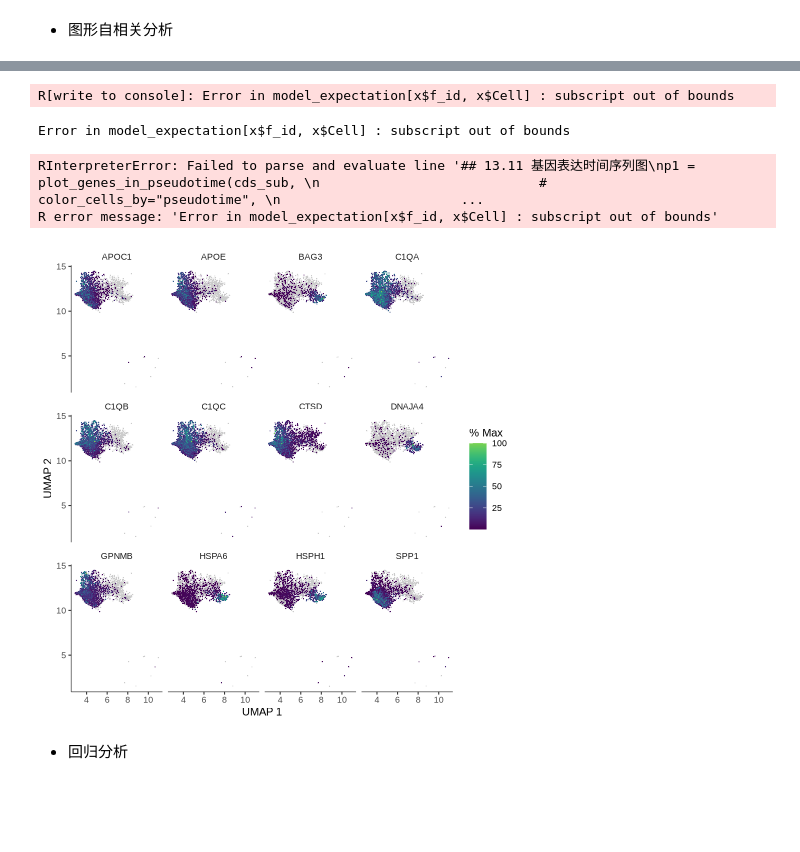
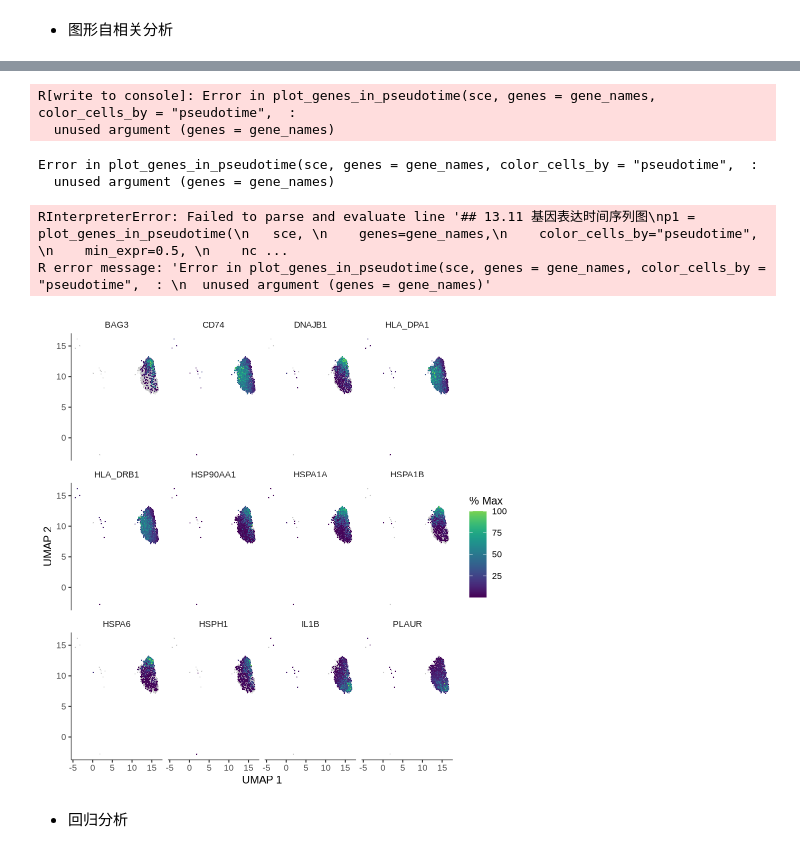
Before and after one commit to Younthing/snakemake-single-cell, a Jupyter notebook: workflow/notebooks/08-monocle3-轨迹分析.ipynb, the cells around one changed output, grey strips where cells are left out. Cells and saved outputs as stored; diff of their text form; code cells hidden in the pictures; blank space fills up the shorter version.

Commit message:
feat: cell chat & tf

```diff
--- a/workflow/notebooks/08-monocle3-轨迹分析.ipynb
+++ b/workflow/notebooks/08-monocle3-轨迹分析.ipynb
@@ -16,5 +16,14 @@ sc.settings.set_figure_params(
 # %%
 ## 13.1.1 读取注释后的数据
 # 读入数据
-ANNO_COL = "celltypist_cell_label_coarse"
-adata = sc.read("./anndata_celltypist_anno.h5ad")
+TABEL_DIR = "tables"
+FIGURE_DIR = "figures"
+ANNO_COL = "celltypist"
+GROUPs_COL = "group"
+ONLY_CELL = "Macrophages"
+CTROL = "CCL"
+STIM = "LCL"
+adata = sc.read(
+    "../../results/adata_raw_CCL_LCL/anndata_annotation_harmony_celltypist.h5ad"
+)
+adata
@@ -41,6 +60,6 @@ Name: celltypist_cell_label_coarse, dtype: int64
 # %%
-adata = adata[adata.obs.group == "CCL"]
-adata = adata[adata.obs[ANNO_COL] == "Macrophages"]
+adata = adata[adata.obs.group == STIM]
+adata = adata[adata.obs[ANNO_COL] == ONLY_CELL]
 adata = adata.raw.to_adata().copy()
 adata
 # %% [output]
@@ -432,23 +510,40 @@ R[write to console]: The following objects are masked from ‘package:base’:
+# %%
+%%R
+sce = cds[top10]
+
+gene_names <- rownames(sce)
+
+# Replace '-' with '_'
+gene_names <- gsub("-", "_", gene_names)
+
+# Assign the modified gene names back to the rownames
+rownames(sce) <- gene_names
 # %%
 %%R
 ## 13.11 基因表达时间序列图
-p1 = plot_genes_in_pseudotime(cds[top10,], color_cells_by="pseudotime",
-                             min_expr=0, ncol = 3)
+p1 = plot_genes_in_pseudotime(
+   sce,
+    color_cells_by="pseudotime",
+    min_expr=0.5,
+    ncol = 3
+    )
 ggsave("figures/08-monocle3-基因表达时间序列图.pdf",p1, width = 14, height = 8)
 p1
 # %% [output]
-R[write to console]: Error in model_expectation[x$f_id, x$Cell] : subscript out of bounds
+R[write to console]: Error in plot_genes_in_pseudotime(sce, genes = gene_names, color_cells_by = "pseudotime",  :
+  unused argument (genes = gene_names)
-Error in model_expectation[x$f_id, x$Cell] : subscript out of bounds
+Error in plot_genes_in_pseudotime(sce, genes = gene_names, color_cells_by = "pseudotime",  :
+  unused argument (genes = gene_names)
-RInterpreterError: Failed to parse and evaluate line '## 13.11 基因表达时间序列图\np1 = plot_genes_in_pseudotime(cds_sub, \n                            #   color_cells_by="pseudotime", \n                       ...
-R error message: 'Error in model_expectation[x$f_id, x$Cell] : subscript out of bounds'
+RInterpreterError: Failed to parse and evaluate line '## 13.11 基因表达时间序列图\np1 = plot_genes_in_pseudotime(\n   sce, \n    genes=gene_names,\n    color_cells_by="pseudotime", \n    min_expr=0.5, \n    nc ...
+R error message: 'Error in plot_genes_in_pseudotime(sce, genes = gene_names, color_cells_by = "pseudotime",  : \n  unused argument (genes = gene_names)'
 # %%
 %%R
 #基因特征图
-p2 = plot_cells(cds, genes=top10, show_trajectory_graph=FALSE,label_cell_groups=FALSE,  label_leaves=FALSE)
+p2 = plot_cells(sce, genes=gene_names, show_trajectory_graph=FALSE,label_cell_groups=FALSE,  label_leaves=FALSE)
 ggsave("figures/08-monocle3-基因表达聚类图.pdf",p2, width = 17, height = 10)
 p2
 # %% [output]
-[figure, old version]
+[figure, new version]
 # %% [markdown]
 - 回归分析
 # %%
```
Also changed, not shown: parts of 24 cells of this notebook, 14 other files.
